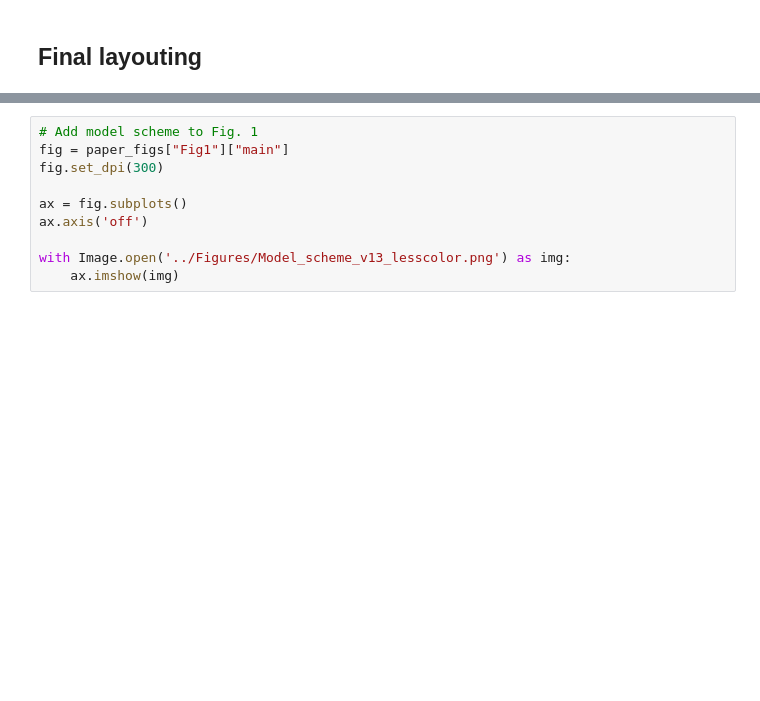
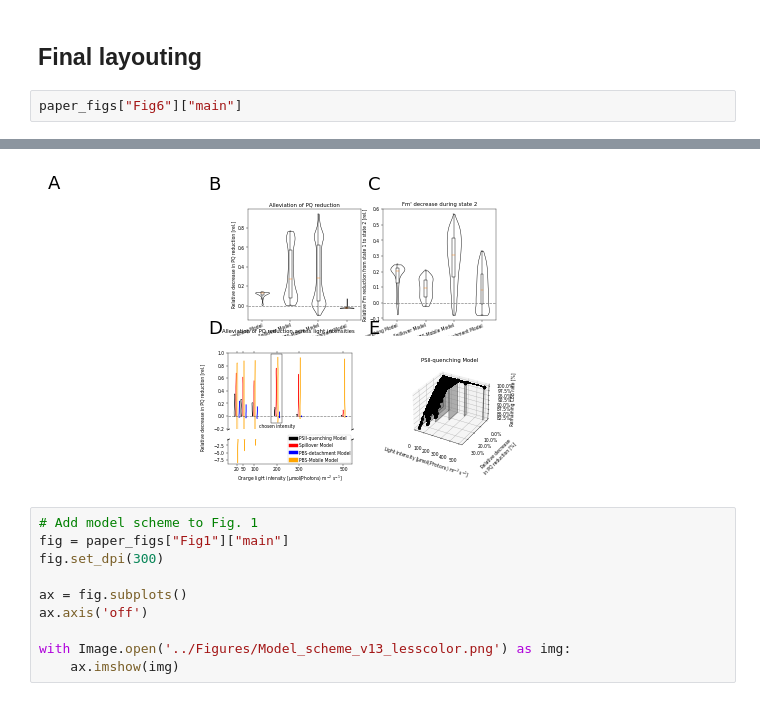
Before and after one commit to pfennigt/synechocystis-photosynthesis-2024-thesisanalysis, a Jupyter notebook: Notebooks/paper_figures.ipynb, the cells around one changed output, grey strips where cells are left out. Drawn from its saved outputs; the diff is of its cells as text; blank space fills up the shorter version.

```diff
--- a/Notebooks/paper_figures.ipynb
+++ b/Notebooks/paper_figures.ipynb
@@ -6911,3 +6948,6 @@ if settings["O2_CO2_fluxes"]["plot"]:
     # Calculate the residuals
 # %% [markdown]
 ## Final layouting
+# %%
+paper_figs["Fig6"]["main"]
+# %% [output]
@@ -6914,3 +6955,4 @@ if settings["O2_CO2_fluxes"]["plot"]:
+[figure, added]
 # %%
 # Add model scheme to Fig. 1
 fig = paper_figs["Fig1"]["main"]
```
Also changed, not shown: parts of 17 cells of this notebook.
